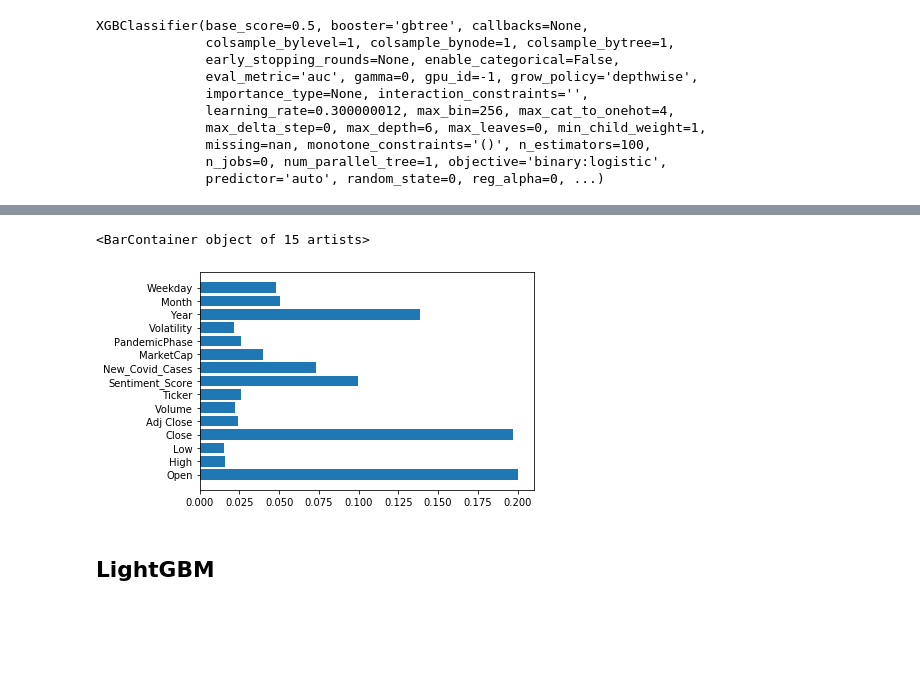
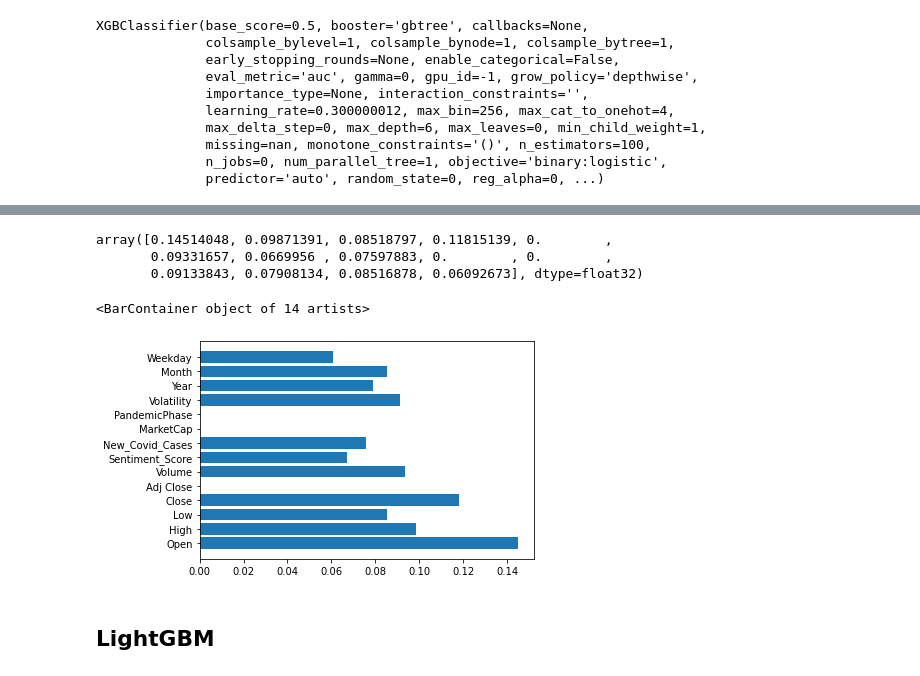
Before and after one commit to kotaaaaaaa/Stock-market-prediction, a Jupyter notebook: Feature Engineering.ipynb, the cells around one changed output, grey strips where cells are left out. Cells and saved outputs as stored; diff of their text form; code cells hidden in the pictures; blank space fills up the shorter version.

```diff
--- a/Feature Engineering.ipynb
+++ b/Feature Engineering.ipynb
@@ -261,12 +259,18 @@ ticker_auc_scores_xgb
 # from sklearn.metrics import roc_auc_score
 # y_pred_xgb = xgb_model.predict_proba(X_test)
 # print(f"xgboost AUC: {roc_auc_score(y_test, y_pred_xgb[:, 1])}")
+# %%
+xgb_model.feature_importances_
+# %% [output]
+array([0.14514048, 0.09871391, 0.08518797, 0.11815139, 0.        ,
+       0.09331657, 0.0669956 , 0.07597883, 0.        , 0.        ,
+       0.09133843, 0.07908134, 0.08516878, 0.06092673], dtype=float32)
 # %%
-# import matplotlib.pyplot as plt
-# plt.barh(X.columns, xgb_model.feature_importances_)
+import matplotlib.pyplot as plt
+plt.barh(X.columns, xgb_model.feature_importances_)
 # %% [output]
-<BarContainer object of 15 artists>
+<BarContainer object of 14 artists>
-[figure, old version]
+[figure, new version]
 # %% [markdown]
 ## LightGBM
 # %%
```
Also changed, not shown: parts of 41 cells of this notebook, 38 other files.
